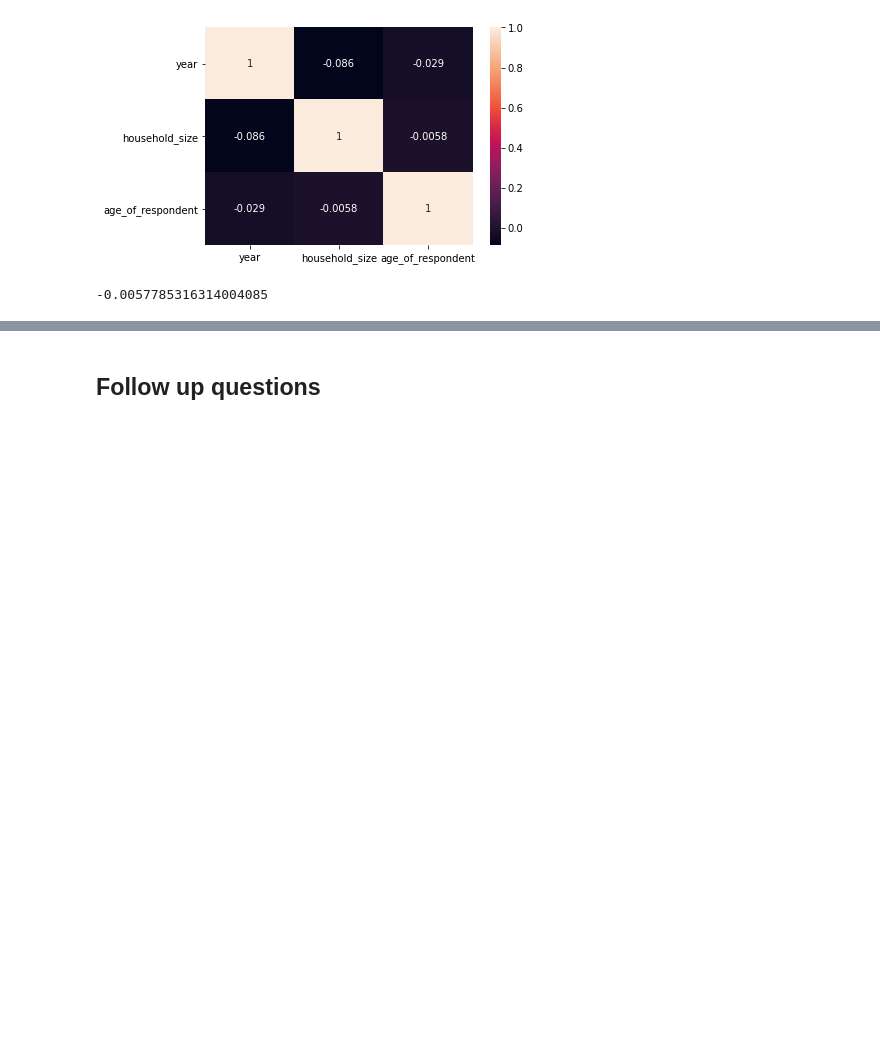
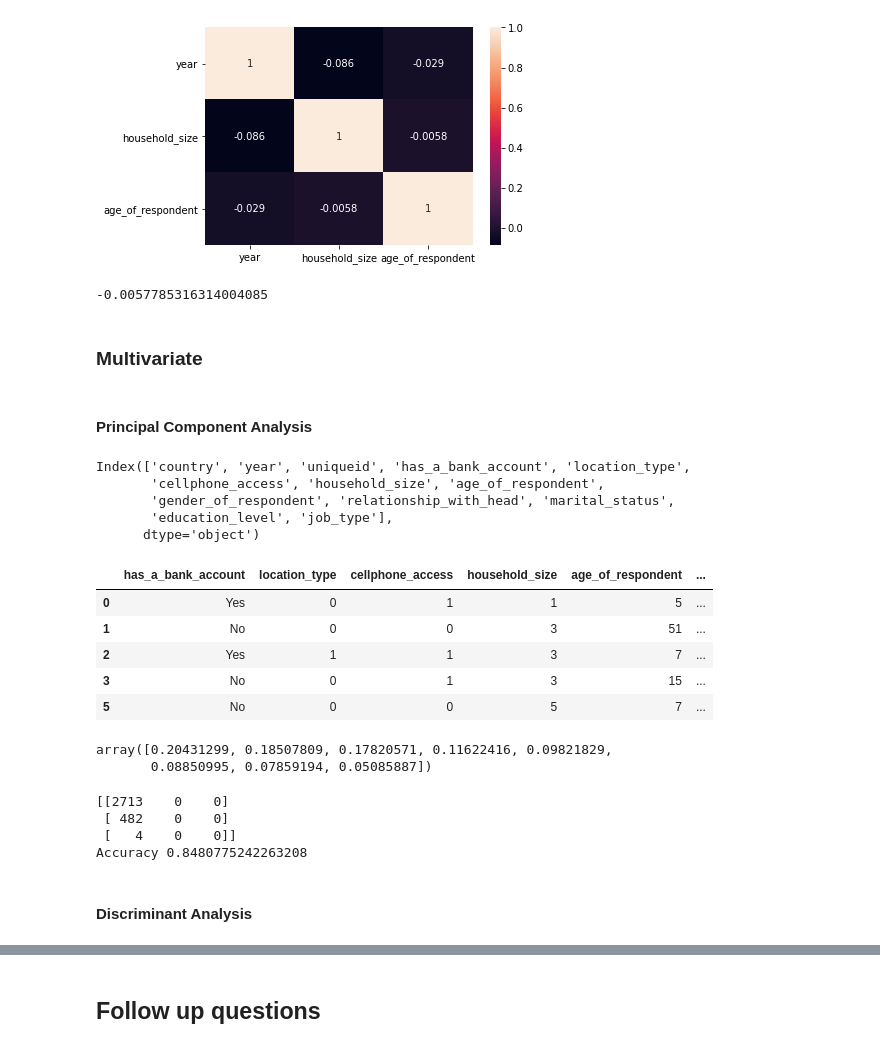
Before and after one commit to JeromeMberia/FinAccess_household_survey, a Jupyter notebook: FinAccess_household_survey.ipynb, the cells around one changed output, grey strips where cells are left out. Drawn from its saved outputs; the diff is of its cells as text; code cells hidden in the pictures; blank space fills up the shorter version.

```diff
--- a/FinAccess_household_survey.ipynb
+++ b/FinAccess_household_survey.ipynb
@@ -450,3 +513,39 @@ plt.show()
 df['age_of_respondent'].corr(df['household_size'])
 # %% [output]
 -0.0057785316314004085
+# %% [markdown]
+### Multivariate
+# %% [markdown]
+#### Principal Component Analysis
+# %%
+df.columns
+# %% [output]
+Index(['country', 'year', 'uniqueid', 'has_a_bank_account', 'location_type',
+       'cellphone_access', 'household_size', 'age_of_respondent',
+       'gender_of_respondent', 'relationship_with_head', 'marital_status',
+       'education_level', 'job_type'],
+      dtype='object')
+# %%
+label_encoder = LabelEncoder()
+
+#transform to integer
+df['location_type'] = label_encoder.fit_transform(df['location_type'])
+df['cellphone_access'] = label_encoder.fit_transform(df['cellphone_access'])
+df['household_size'] = label_encoder.fit_transform(df['household_size'])
+df['age_of_respondent'] = label_encoder.fit_transform(df['age_of_respondent'])
+df['relationship_with_head'] = label_encoder.fit_transform(df['relationship_with_head'])
+df['education_level'] = label_encoder.fit_transform(df['education_level'])
+df['job_type'] = label_encoder.fit_transform(df['job_type'])
+df['marital_status'] = label_encoder.fit_transform(df['marital_status'])
+df['gender_of_respondent'] = label_encoder.fit_transform(df['gender_of_respondent'])
+# %%
+df = df.drop(["country", "year", "uniqueid", "job_type",], axis=1)
+# %%
+df.head()
+# %% [output]
+|  | has_a_bank_account | location_type | cellphone_access | household_size | age_of_respondent | ... |
+| 0 | Yes | 0 | 1 | 1 | 5 | ... |
+| 1 | No | 0 | 0 | 3 | 51 | ... |
+| 2 | Yes | 1 | 1 | 3 | 7 | ... |
+| 3 | No | 0 | 1 | 3 | 15 | ... |
+| 5 | No | 0 | 0 | 5 | 7 | ... |
@@ -452,0 +571,6 @@ df['age_of_respondent'].corr(df['household_size'])
+# %%
+explained_variance = pca.explained_variance_ratio_
+explained_variance
+# %% [output]
+array([0.20431299, 0.18507809, 0.17820571, 0.11622416, 0.09821829,
+       0.08850995, 0.07859194, 0.05085887])
@@ -452,0 +590,14 @@ df['age_of_respondent'].corr(df['household_size'])
+# %%
+from sklearn.metrics import confusion_matrix
+from sklearn.metrics import accuracy_score
+
+cm = confusion_matrix(y_test, y_pred)
+print(cm)
+print('Accuracy' , accuracy_score(y_test, y_pred))
+# %% [output]
+[[2713    0    0]
+ [ 482    0    0]
+ [   4    0    0]]
+Accuracy 0.8480775242263208
+# %% [markdown]
+#### Discriminant Analysis
```
Also changed, not shown: parts of 49 cells of this notebook.
